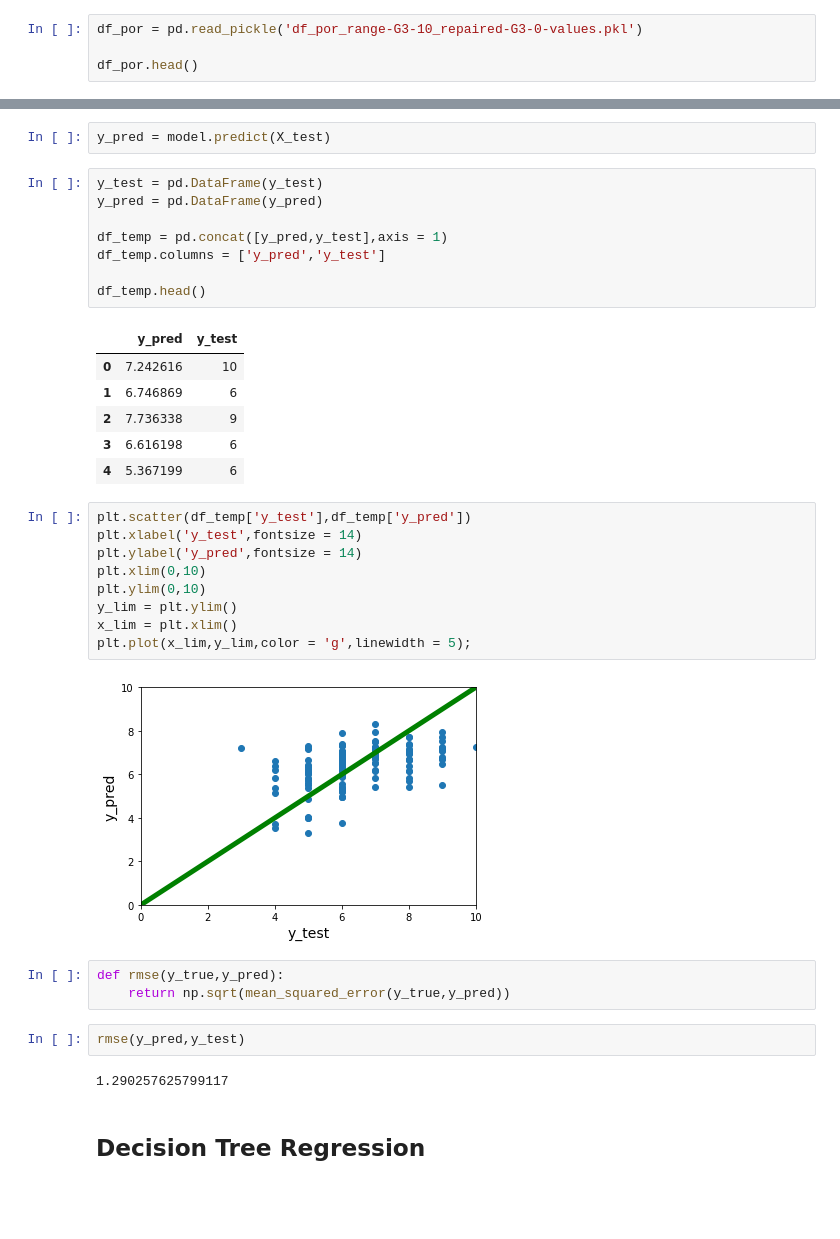
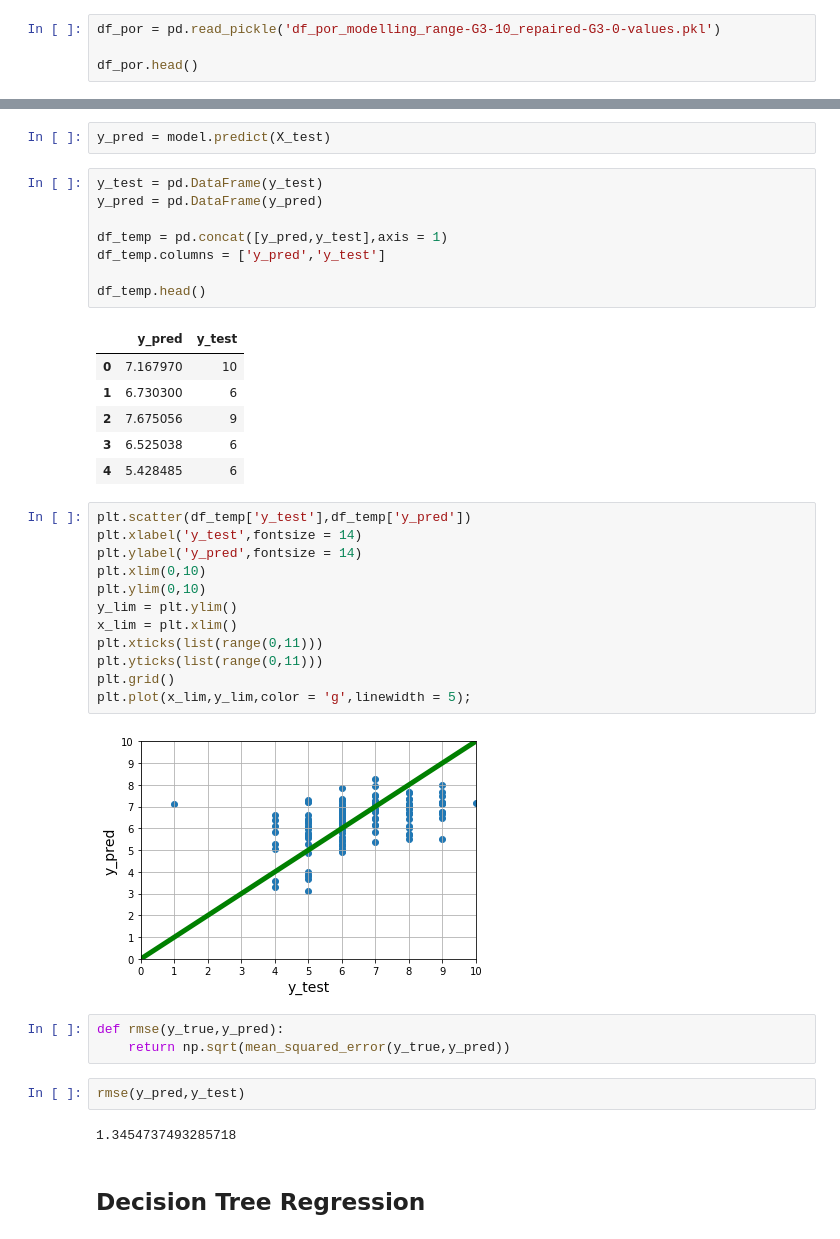
Before and after one commit to albertorekena/education-improvement, a Jupyter notebook: 02.-portuguese-modelling-regression-range_G3-10-repaired-G3-0-values.ipynb, the cells around one changed output, grey strips where cells are left out. Drawn from its saved outputs; the diff is of its cells as text; blank space fills up the shorter version.

```diff
--- a/02.-portuguese-modelling-regression-range_G3-10-repaired-G3-0-values.ipynb
+++ b/02.-portuguese-modelling-regression-range_G3-10-repaired-G3-0-values.ipynb
@@ -22,7 +22,7 @@ warnings.filterwarnings('ignore')
 pd.set_option('display.max_columns',100)
 pd.set_option('display.max_rows',1000)
 # %%
-df_por = pd.read_pickle('df_por_range-G3-10_repaired-G3-0-values.pkl')
+df_por = pd.read_pickle('df_por_modelling_range-G3-10_repaired-G3-0-values.pkl')
 
 df_por.head()
 # %% [output]
@@ -56,29 +56,32 @@ df_temp.columns = ['y_pred','y_test']
 df_temp.head()
 # %% [output]
 |  | y_pred | y_test |
-| 0 | 7.242616 | 10 |
-| 1 | 6.746869 | 6 |
-| 2 | 7.736338 | 9 |
-| 3 | 6.616198 | 6 |
-| 4 | 5.367199 | 6 |
+| 0 | 7.167970 | 10 |
+| 1 | 6.730300 | 6 |
+| 2 | 7.675056 | 9 |
+| 3 | 6.525038 | 6 |
+| 4 | 5.428485 | 6 |
 # %%
 plt.scatter(df_temp['y_test'],df_temp['y_pred'])
 plt.xlabel('y_test',fontsize = 14)
 plt.ylabel('y_pred',fontsize = 14)
 plt.xlim(0,10)
 plt.ylim(0,10)
 y_lim = plt.ylim()
 x_lim = plt.xlim()
+plt.xticks(list(range(0,11)))
+plt.yticks(list(range(0,11)))
+plt.grid()
 plt.plot(x_lim,y_lim,color = 'g',linewidth = 5);
 # %% [output]
-[figure, old version]
+[figure, new version]
 # %%
 def rmse(y_true,y_pred):
     return np.sqrt(mean_squared_error(y_true,y_pred))
 # %%
 rmse(y_pred,y_test)
 # %% [output]
-1.290257625799117
+1.3454737493285718
 # %% [markdown]
 ## Decision Tree Regression
 # %%
```
Also changed, not shown: parts of 17 cells of this notebook, 6 other files.
